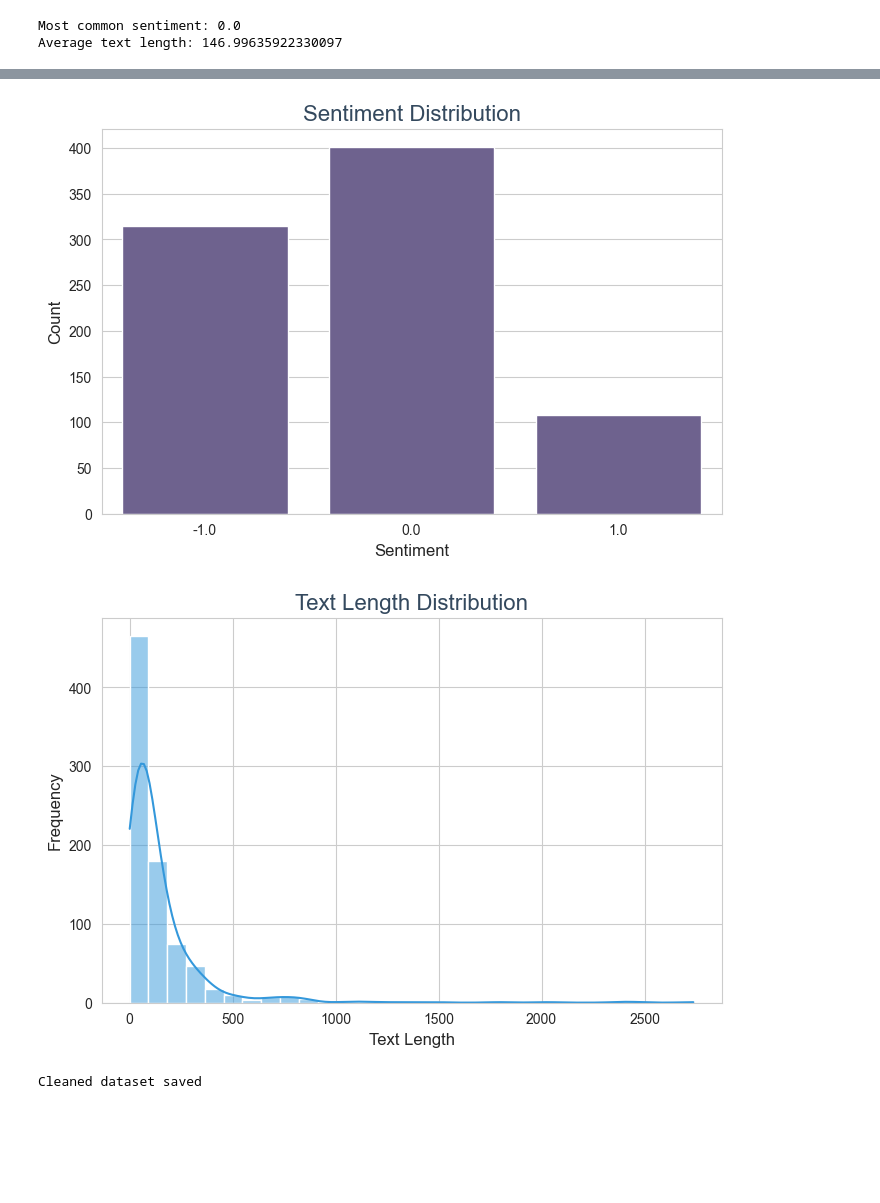
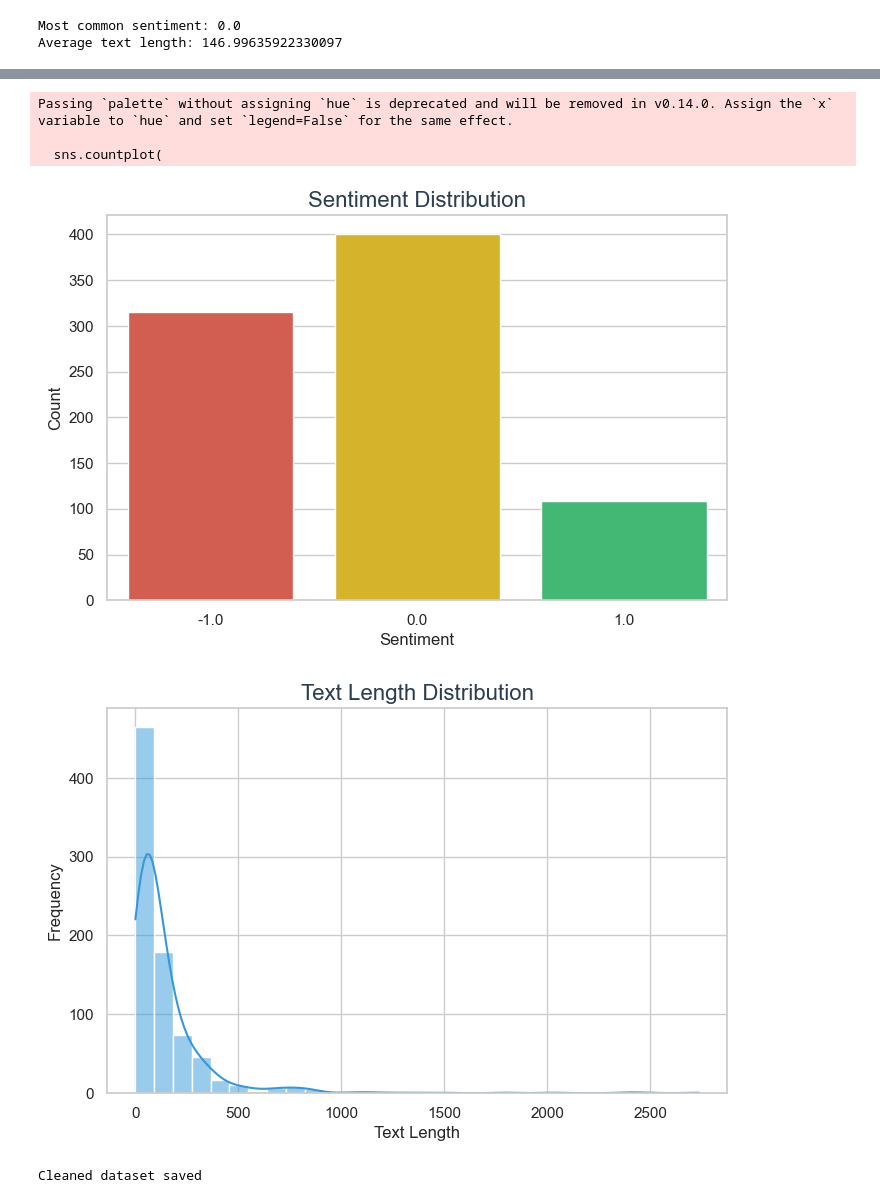
Before and after one commit to Kalthuma007/DM2025-Lab1-Exercise, a Jupyter notebook: DM2025-Lab1-Homework.ipynb, the cells around one changed output, grey strips where cells are left out. Cells and saved outputs as stored; diff of their text form; code cells hidden in the pictures; blank space fills up the shorter version.

```diff
--- a/DM2025-Lab1-Homework.ipynb
+++ b/DM2025-Lab1-Homework.ipynb
@@ -276,36 +336,42 @@ Average text length: 146.99635922330097
 # %%
-# Phase 1 - Exercise 14: Visualize sentiment distribution with colors
+# Visualize Sentiment and Text Length Distributions
 
-# Set Seaborn style
-sns.set_style("whitegrid")
+import seaborn as sns
+import matplotlib.pyplot as plt
+
+# Set consistent style
+sns.set_theme(style="whitegrid")
 
 # --- Sentiment Distribution ---
-plt.figure(figsize=(8,5))
+plt.figure(figsize=(8, 5))
 sns.countplot(
     x='Sentiment',
     data=df,
-    color='#6B5B95'  # Single color to avoid the palette warning
+    palette=['#E74C3C', '#F1C40F', '#2ECC71']  # red=negative, yellow=neutral, green=positive
 )
-plt.title('Sentiment Distribution', fontsize=16, color='#34495E')
+plt.title('Sentiment Distribution', fontsize=16, color='#2C3E50')
 plt.xlabel('Sentiment', fontsize=12)
 plt.ylabel('Count', fontsize=12)
 plt.show()
 
 # --- Text Length Distribution ---
-plt.figure(figsize=(8,5))
+plt.figure(figsize=(8, 5))
 sns.histplot(
     df['Text_Length'],
     bins=30,
     color='#3498DB',
-    kde=True  # optional: adds density curve
+    kde=True
 )
-plt.title('Text Length Distribution', fontsize=16, color='#34495E')
+plt.title('Text Length Distribution', fontsize=16, color='#2C3E50')
 plt.xlabel('Text Length', fontsize=12)
 plt.ylabel('Frequency', fontsize=12)
 plt.show()
 # %% [output]
+Passing `palette` without assigning `hue` is deprecated and will be removed in v0.14.0. Assign the `x` variable to `hue` and set `legend=False` for the same effect.
+
+  sns.countplot(
-[figure, old version]
+[figure, new version]
-[figure, old version]
+[figure, new version]
 # %%
 # Phase 1 - Exercise 15: Save cleaned dataset
 df.to_csv("Reddit-stock-sentiment-cleaned.csv", index=False)
```
Also changed, not shown: parts of 53 cells of this notebook, 9 other files.
